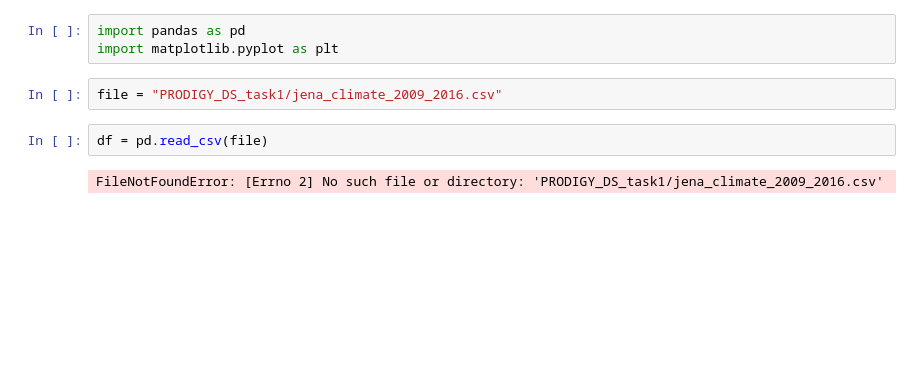
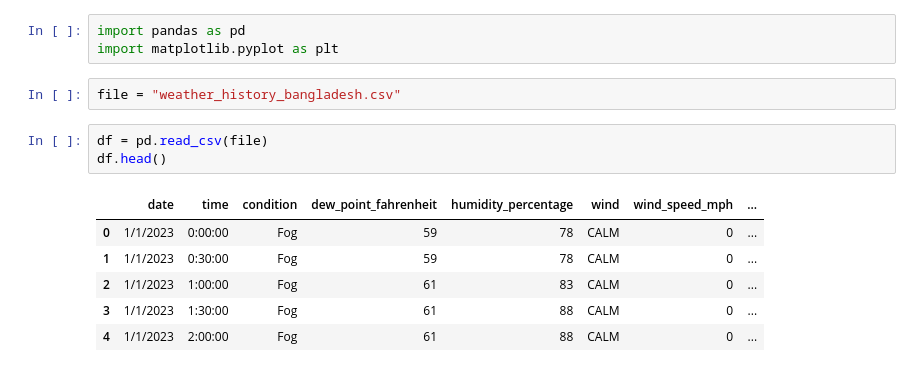
Before and after one commit to asuexe/PRODIGY_DS_task1, a Jupyter notebook: task1.ipynb, the cells around one changed output. Drawn from its saved outputs; the diff is of its cells as text; blank space fills up the shorter version.

```diff
--- a/task1.ipynb
+++ b/task1.ipynb
@@ -2,8 +2,14 @@
 import pandas as pd
 import matplotlib.pyplot as plt
 # %%
-file = "PRODIGY_DS_task1/jena_climate_2009_2016.csv"
+file = "weather_history_bangladesh.csv"
-# %%
-df = pd.read_csv(file)
-# %% [output]
-FileNotFoundError: [Errno 2] No such file or directory: 'PRODIGY_DS_task1/jena_climate_2009_2016.csv'
+# %%
+df = pd.read_csv(file)
+df.head()
+# %% [output]
+|  | date | time | condition | dew_point_fahrenheit | humidity_percentage | wind | wind_speed_mph | ... |
+| 0 | 1/1/2023 | 0:00:00 | Fog | 59 | 78 | CALM | 0 | ... |
+| 1 | 1/1/2023 | 0:30:00 | Fog | 59 | 78 | CALM | 0 | ... |
+| 2 | 1/1/2023 | 1:00:00 | Fog | 61 | 83 | CALM | 0 | ... |
+| 3 | 1/1/2023 | 1:30:00 | Fog | 61 | 88 | CALM | 0 | ... |
+| 4 | 1/1/2023 | 2:00:00 | Fog | 61 | 88 | CALM | 0 | ... |
```
Also changed, not shown: parts of 1 cell of this notebook.
